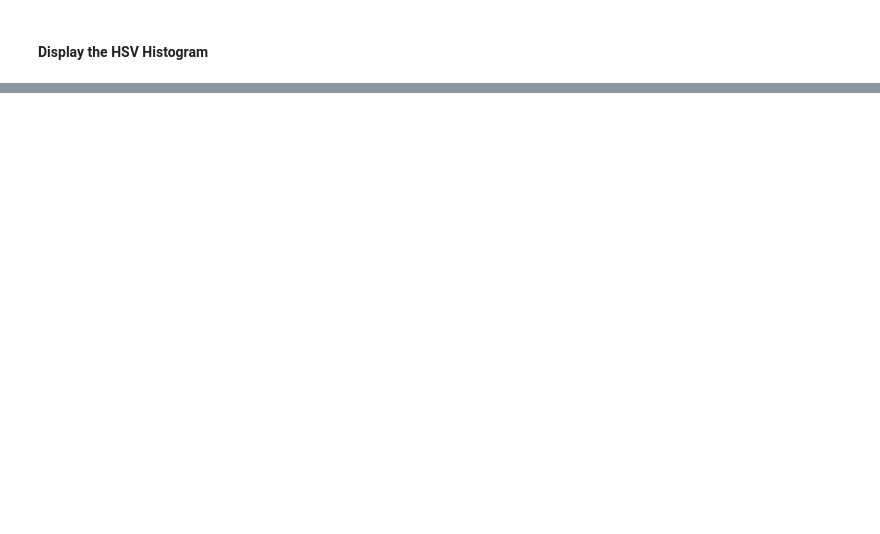
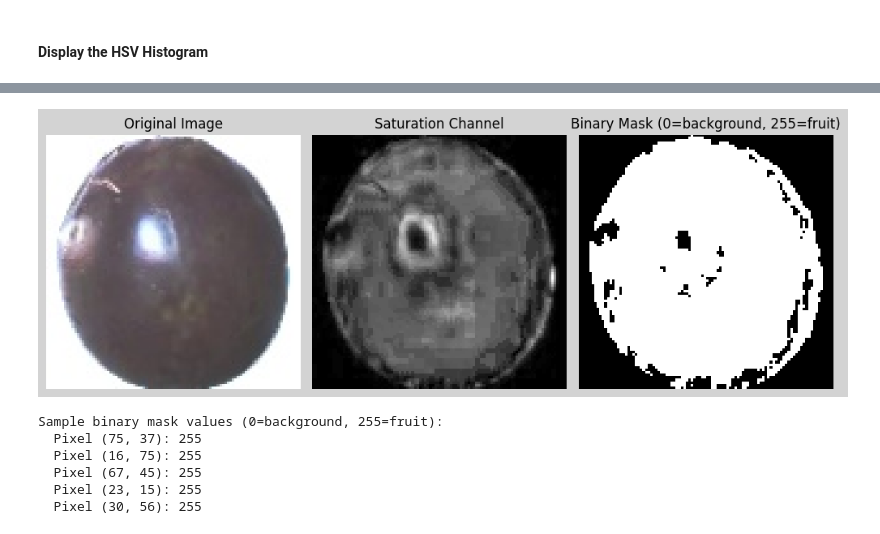
Before and after one commit to mohamedelziat50/Fruit-Recognition-MIU, a Jupyter notebook: Fruit_Recognition.ipynb, the cells around one changed output, grey strips where cells are left out. Saved outputs shown, nothing was run; the diff lists cells and outputs as text; code cells hidden in the pictures; blank space fills up the shorter version.

```diff
--- a/Fruit_Recognition.ipynb
+++ b/Fruit_Recognition.ipynb
@@ -295,0 +302,40 @@ Notice (Saturation Histogram): Almost all intensities revolve around both ends (
+# %%
+_, segmented_image = cv.threshold(saturation, 15, 255, cv.THRESH_BINARY)
+
+# Display the binary mask (result of thresholding)
+plt.figure(figsize=(10, 5), facecolor='lightgray')
+
+# Show the original image
+plt.subplot(1, 3, 1)
+plt.imshow(cv.cvtColor(fruit.image, cv.COLOR_BGR2RGB))
+plt.title("Original Image")
+plt.axis('off')
+
+# Show the Saturation channel
+plt.subplot(1, 3, 2)
+plt.imshow(saturation, cmap='gray') # Show the colormap/intensities as a grayscale image
+plt.title("Saturation Channel")
+plt.axis('off')
+
+# Show the binary mask
+plt.subplot(1, 3, 3)
+plt.imshow(segmented_image, cmap='gray') # Show the colormap/intensities as a grayscale image
+plt.title("Binary Mask (0=background, 255=fruit)")
+plt.axis('off')
+
+plt.tight_layout()
+plt.show()
+
+# Also print some sample pixel values from the binary mask
+print("\nSample binary mask values (0=background, 255=fruit):")
+for i in range(5):
+    row, col = random.randint(0, 99), random.randint(0, 99)
+    print(f"  Pixel ({row}, {col}): {segmented_image[row, col]}")
+# %% [output]
+[figure, added]
+Sample binary mask values (0=background, 255=fruit):
+  Pixel (75, 37): 255
+  Pixel (16, 75): 255
+  Pixel (67, 45): 255
+  Pixel (23, 15): 255
+  Pixel (30, 56): 255
```
Also changed, not shown: parts of 7 cells of this notebook.
